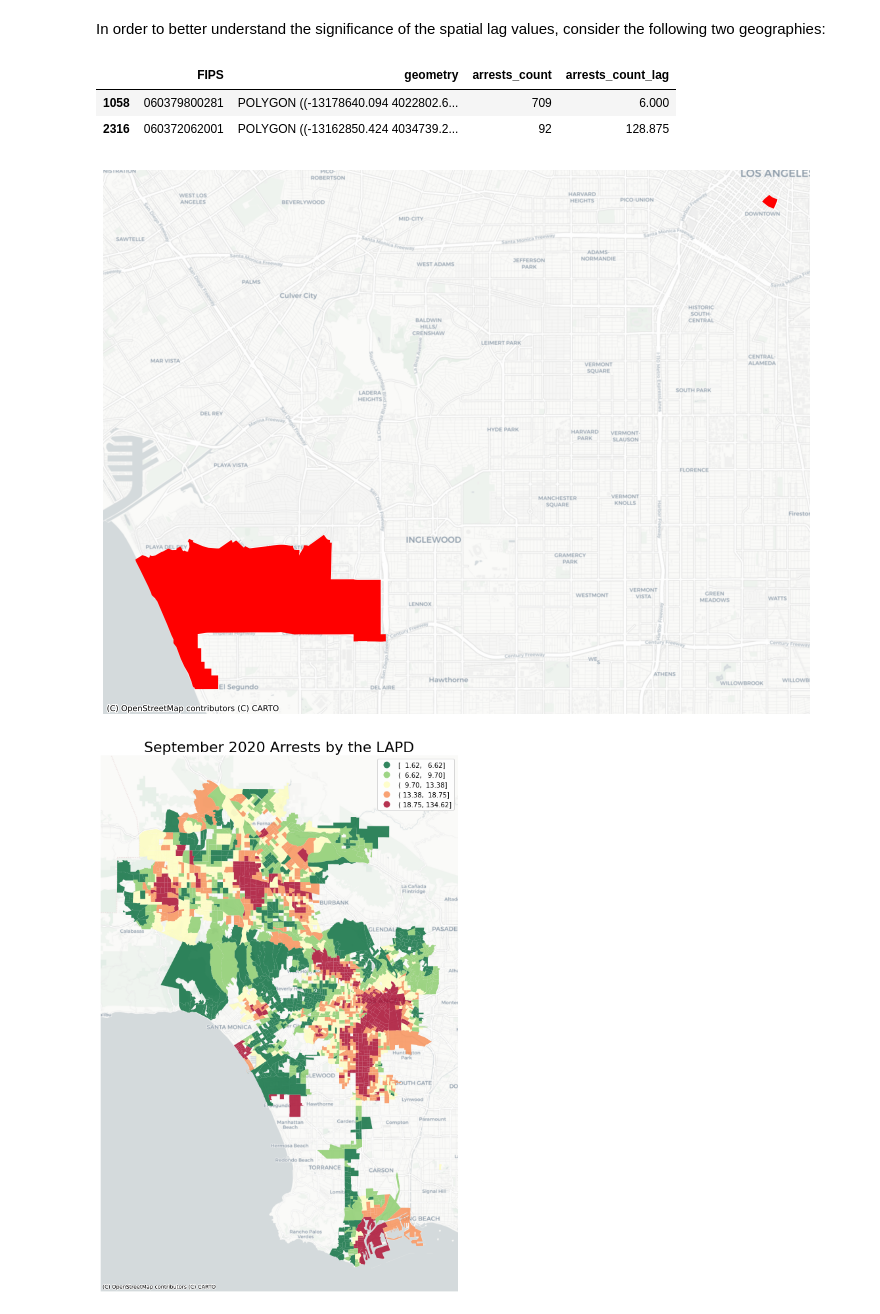
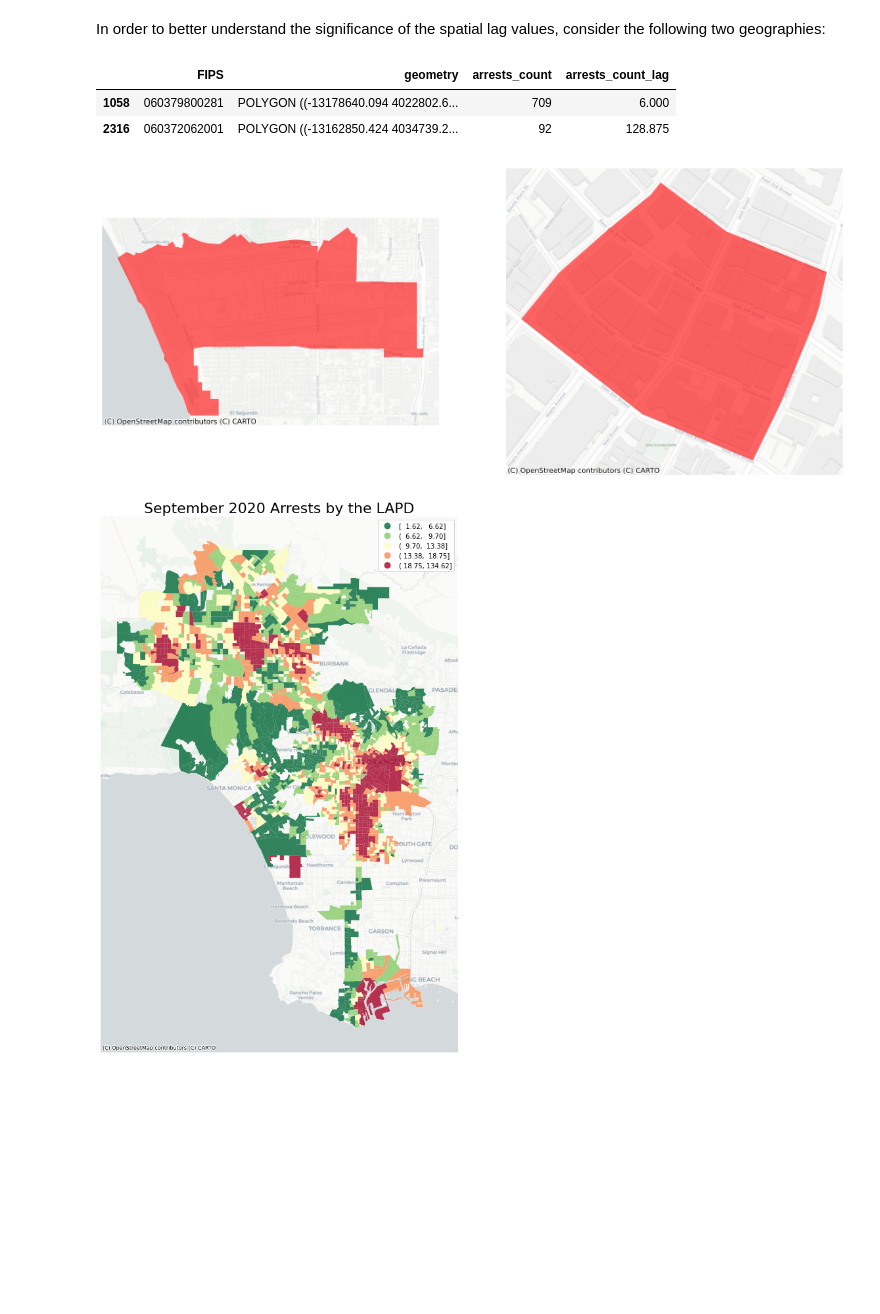
Before and after one commit to yohman/up206a, a Jupyter notebook: Weeks/Week08/Spatial Autocorrelation.ipynb, the cells around one changed output. Drawn from its saved outputs; the diff is of its cells as text; code cells hidden in the pictures; blank space fills up the shorter version.

```diff
--- a/Weeks/Week08/Spatial Autocorrelation.ipynb
+++ b/Weeks/Week08/Spatial Autocorrelation.ipynb
@@ -374,22 +379,33 @@ gdf.sort_values(by='arrests_count',ascending=False).head()
 | 694 | 060371907001 | POLYGON ((-13172064.340 4041968.4... | 233 | 41.500 |
 # %% [markdown]
 In order to better understand the significance of the spatial lag values, consider the following two geographies:
-# %%
-gdf.loc[[1058, 2316]]
-# %% [output]
-|  | FIPS | geometry | arrests_count | arrests_count_lag |
-| 1058 | 060379800281 | POLYGON ((-13178640.094 4022802.6... | 709 | 6.000 |
-| 2316 | 060372062001 | POLYGON ((-13162850.424 4034739.2... | 92 | 128.875 |
-# %%
-ax = gdf.loc[[1058, 2316]].plot(figsize=(15,10),
-                        color='red')
-
-ax.axis('off')
-# ax.set_title('September 2020 Arrests by the LAPD',fontsize=22)
-# ax = arrests.plot(ax=ax, color='blue',markersize =1,alpha=0.2, legend=True)
-ctx.add_basemap(ax,source=ctx.providers.CartoDB.Positron)
-# %% [output]
-[figure, removed]
+# %%
+gdf[gdf['FIPS'].isin(['060379800281', '060372062001'])]
+# %% [output]
+|  | FIPS | geometry | arrests_count | arrests_count_lag |
+| 1058 | 060379800281 | POLYGON ((-13178640.094 4022802.6... | 709 | 6.000 |
+| 2316 | 060372062001 | POLYGON ((-13162850.424 4034739.2... | 92 | 128.875 |
+# %%
+# create the 1x2 subplots
+fig, axs = plt.subplots(1, 2, figsize=(15, 8))
+
+# name each subplot
+ax1, ax2 = axs
+
+gdf[gdf['FIPS'].isin(['060379800281'])].plot(ax = ax1,
+                                            color='red',
+                                            alpha=0.6)
+
+gdf[gdf['FIPS'].isin(['060372062001'])].plot(ax = ax2,
+                                            color='red',
+                                            alpha=0.6)
+
+ax1.axis('off')
+ax2.axis('off')
+ctx.add_basemap(ax1,source=ctx.providers.CartoDB.Positron)
+ctx.add_basemap(ax2,source=ctx.providers.CartoDB.Positron)
+# %% [output]
+[figure, added]
 # %%
 ax = gdf.plot(figsize=(15,15),
                         column='arrests_count_lag',
```
Also changed, not shown: parts of 28 cells of this notebook.
